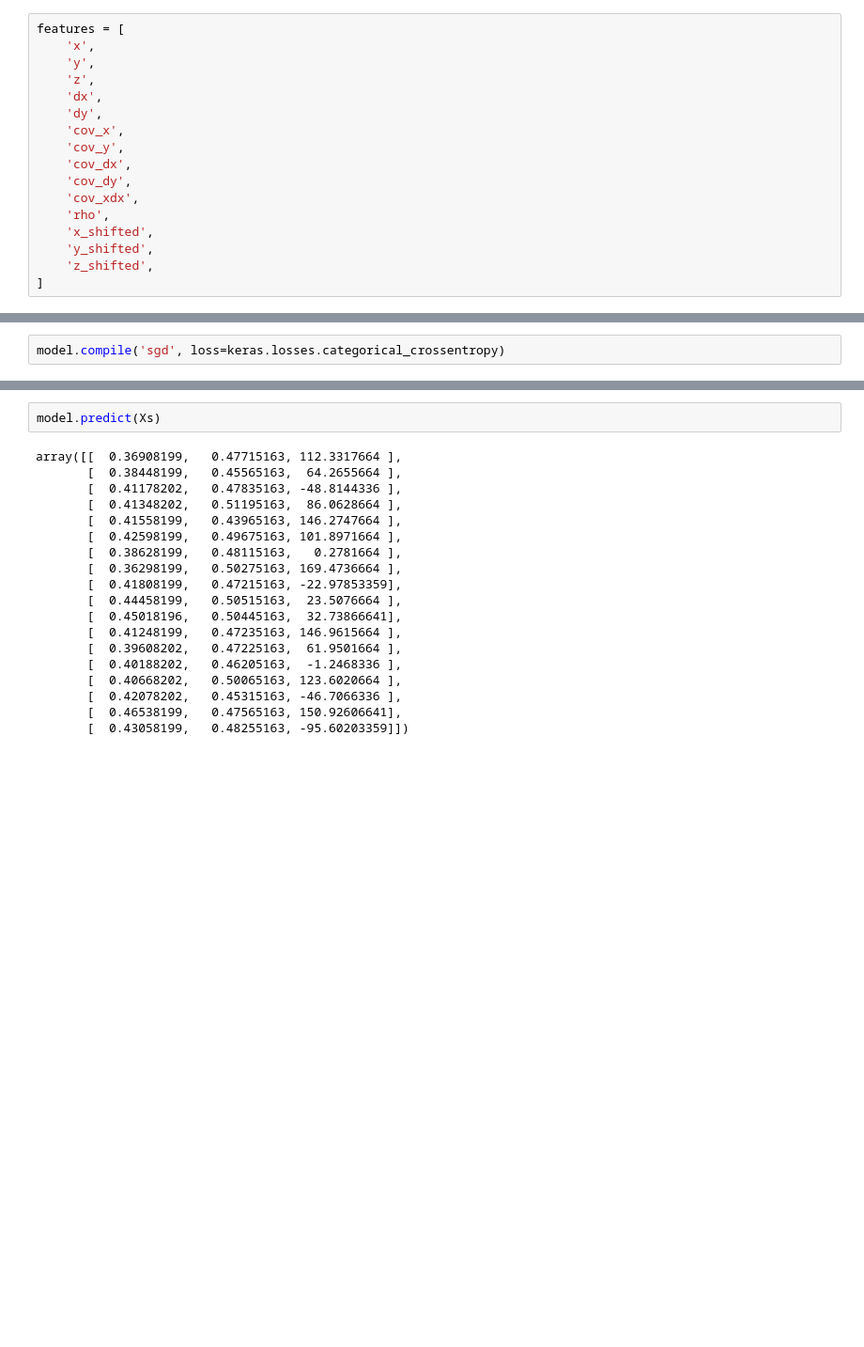
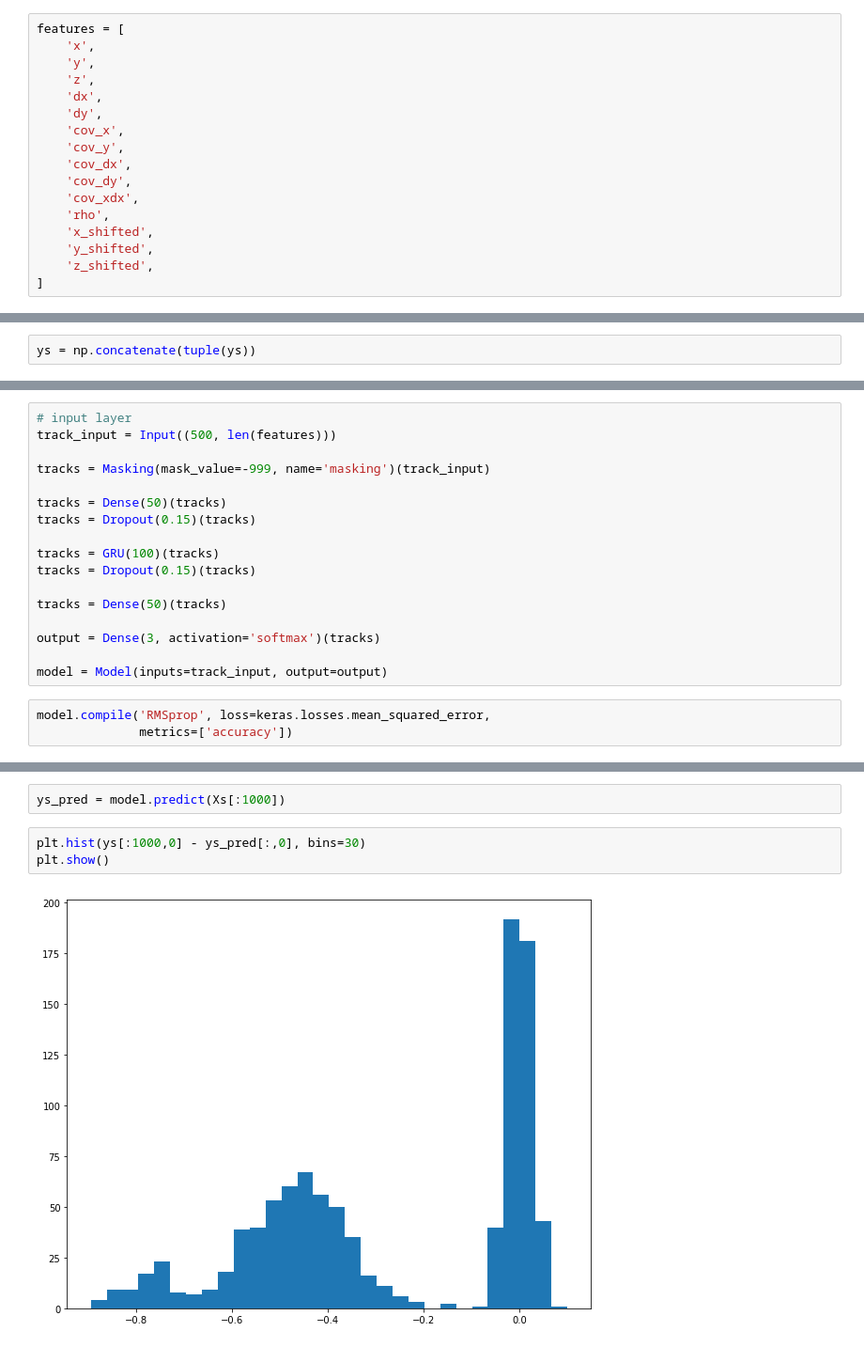
Before and after one commit to petruccs/rapid2018, a Jupyter notebook: developing_kheinick.ipynb, the cells around one changed output, grey strips where cells are left out. Shown: that part at 94% size. Cells and saved outputs as stored; diff of their text form; blank space fills up the shorter version.

```diff
--- a/developing_kheinick.ipynb
+++ b/developing_kheinick.ipynb
@@ -122 +115,3 @@ for df in dfs:
+# %%
+ys = np.concatenate(tuple(ys))
 # %%
@@ -130,5 +120,23 @@ model.add(Dense(3, activation='softmax'))
+# %%
+# input layer
+track_input = Input((500, len(features)))
+
+tracks = Masking(mask_value=-999, name='masking')(track_input)
+
+tracks = Dense(50)(tracks)
+tracks = Dropout(0.15)(tracks)
+
+tracks = GRU(100)(tracks)
+tracks = Dropout(0.15)(tracks)
+
+tracks = Dense(50)(tracks)
+
+output = Dense(3, activation='softmax')(tracks)
+
+model = Model(inputs=track_input, output=output)
 # %%
-model.compile('sgd', loss=keras.losses.categorical_crossentropy)
+model.compile('RMSprop', loss=keras.losses.mean_squared_error,
+              metrics=['accuracy'])
 # %%
 model.fit(Xs, ys)
 # %% [output]
@@ -137,22 +145,8 @@ Epoch 1/1
 <keras.callbacks.History at 0x...>
 # %%
-model.predict(Xs)
+ys_pred = model.predict(Xs[:1000])
-# %% [output]
-array([[  0.36908199,   0.47715163, 112.3317664 ],
-       [  0.38448199,   0.45565163,  64.2655664 ],
-       [  0.41178202,   0.47835163, -48.8144336 ],
-       [  0.41348202,   0.51195163,  86.0628664 ],
-       [  0.41558199,   0.43965163, 146.2747664 ],
-       [  0.42598199,   0.49675163, 101.8971664 ],
-       [  0.38628199,   0.48115163,   0.2781664 ],
-       [  0.36298199,   0.50275163, 169.4736664 ],
-       [  0.41808199,   0.47215163, -22.97853359],
-       [  0.44458199,   0.50515163,  23.5076664 ],
-       [  0.45018196,   0.50445163,  32.73866641],
-       [  0.41248199,   0.47235163, 146.9615664 ],
-       [  0.39608202,   0.47225163,  61.9501664 ],
-       [  0.40188202,   0.46205163,  -1.2468336 ],
-       [  0.40668202,   0.50065163, 123.6020664 ],
-       [  0.42078202,   0.45315163, -46.7066336 ],
-       [  0.46538199,   0.47565163, 150.92606641],
-       [  0.43058199,   0.48255163, -95.60203359]])
+# %%
+plt.hist(ys[:1000,0] - ys_pred[:,0], bins=30)
+plt.show()
+# %% [output]
+[figure, added]
```
Also changed, not shown: parts of 14 cells of this notebook.
